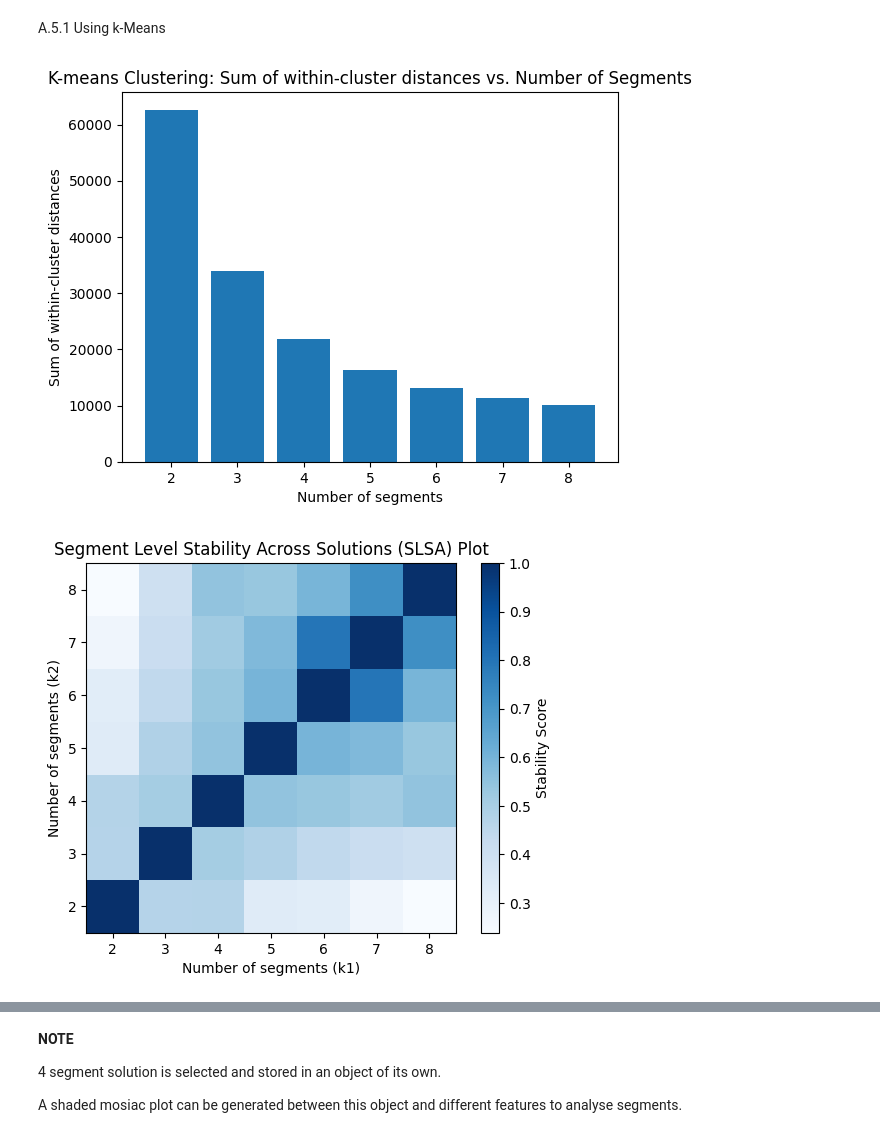
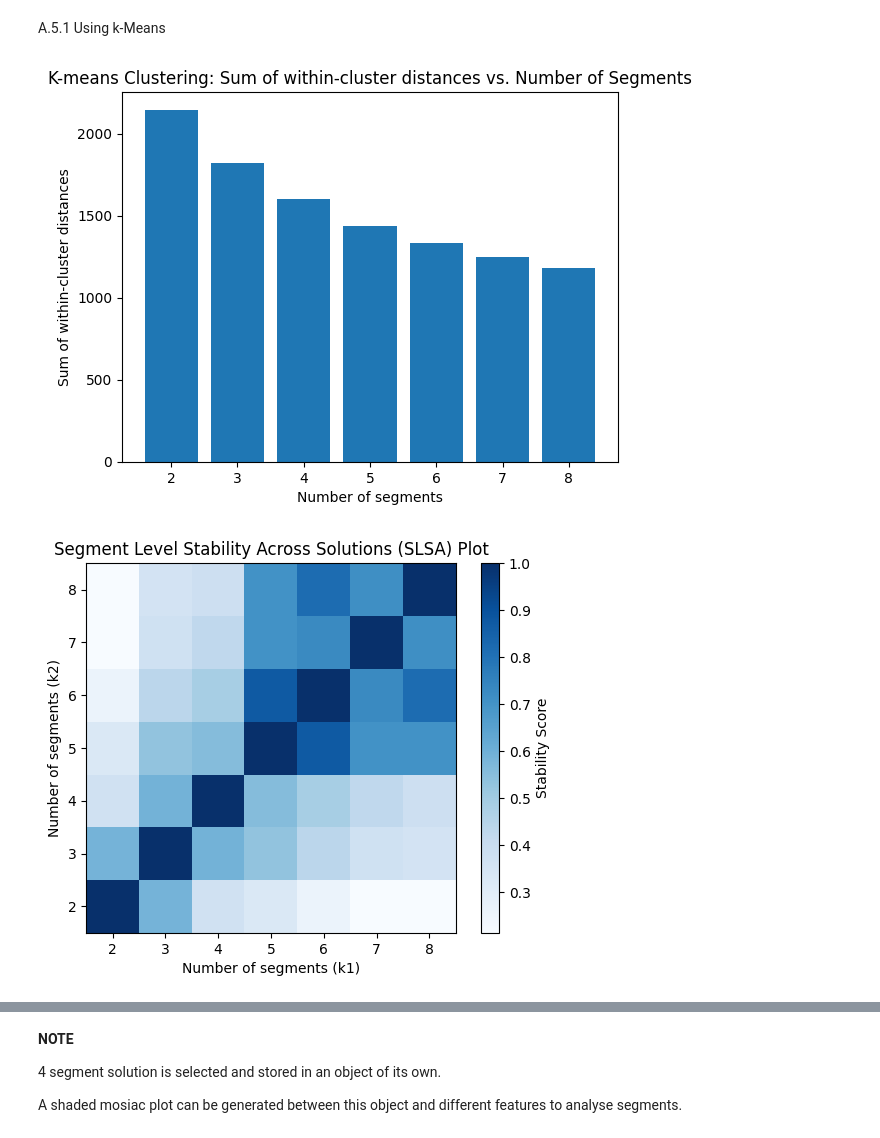
Before and after one commit to achyutraghavan/feynn-labs, a Jupyter notebook: McDonalds_Market_Segmentation.ipynb, the cells around one changed output, grey strips where cells are left out. Cells and saved outputs as stored; diff of their text form; code cells hidden in the pictures.

```diff
--- a/McDonalds_Market_Segmentation.ipynb
+++ b/McDonalds_Market_Segmentation.ipynb
@@ -20,7 +33,8 @@ df.shape    # shape of dataset
 (1453, 15)
 # %%
 # Convert mcdonalds subset to a matrix
-MD_x = np.matrix(df.iloc[:, 0:11])
+df2 = pd.read_csv("/content/mcdonalds.csv")
+MD_x = np.matrix(df2.iloc[:, 0:11])
 
 # Convert "Yes" values to 1 and others to 0
 MD_x = (MD_x == "Yes").astype(int)
@@ -28,8 +42,6 @@ MD_x = (MD_x == "Yes").astype(int)
 # Calculate column means and round to two decimal places
 column_means = np.round(np.mean(MD_x, axis=0), 2)
 
-features = ['yummy', 'convenient', 'spicy', 'fattening', 'greasy', 'fast', 'cheap', 'tasty', 'expensive', 'healthy', 'disgusting']
-
 for i in range (11):
   print(column_means[0][i], "of respondnts perceive McDonald's as", features[i])
 # %% [output]
@@ -56,0 +62,10 @@ for i in features:
+# %%
+from sklearn.decomposition import PCA
+pca = PCA()
+
+df3 = df[['yummy', 'convenient', 'spicy', 'fattening', 'greasy', 'fast', 'cheap', 'tasty', 'expensive', 'healthy', 'disgusting']].copy()
+
+MD_pca = pca.fit_transform(df3)
+
+explained_variance_ratio = pca.explained_variance_ratio_
+print("Proportion of Variance Explained:\n", explained_variance_ratio)
@@ -59,25 +97,7 @@ for i in features:
 # %% [markdown]
 A.5.1 Using k-Means
 # %%
-import numpy as np
-import pandas as pd
-import matplotlib.pyplot as plt
 from sklearn.cluster import KMeans
-
-# Exclude non-numeric columns or convert them to NaN
-numeric_columns = ['Like', 'Age']
-
-# Filter the DataFrame to include only numeric columns
-numeric_df = df[numeric_columns]
-
-# Convert non-numeric values to NaN
-numeric_df = numeric_df.apply(pd.to_numeric, errors='coerce')
-
-# Drop rows with missing values
-numeric_df = numeric_df.dropna()
-
-# Extract the values for clustering
-X = numeric_df.values
 
 # Initialize variables
 k_range = range(2, 9)
@@ -86,7 +106,7 @@ within_cluster_distances = []
 # Perform K-means clustering for different numbers of segments
 for k in k_range:
     kmeans = KMeans(n_clusters=k, random_state=1234)
-    kmeans.fit(X)
+    kmeans.fit(df3)
     within_cluster_distances.append(kmeans.inertia_)
 
 # Plot the sum of within-cluster distances vs. the number of segments
@@ -96,44 +116,41 @@ plt.ylabel('Sum of within-cluster distances')
 plt.title('K-means Clustering: Sum of within-cluster distances vs. Number of Segments')
 plt.show()
 # %% [output]
-[figure, old version]
+[figure, new version]
 # %%
-import numpy as np
-import matplotlib.pyplot as plt
-from sklearn.cluster import KMeans
 from sklearn.metrics import adjusted_rand_score
 
-mcd_array = np.array(X)
+mcd_array = np.array(df3)
 
 # Initialize variables
 k_range = range(2, 9)
 stability_scores = np.zeros((len(k_range), len(k_range)))
 
 # Perform SLSA for different numbers of segments
 for i, k1 in enumerate(k_range):
     for j, k2 in enumerate(k_range):
         # Perform clustering with k1 and k2 segments
         kmeans1 = KMeans(n_clusters=k1, random_state=1234)
         kmeans2 = KMeans(n_clusters=k2, random_state=1234)
 
         # Fit the models and predict the cluster labels
         labels1 = kmeans1.fit_predict(mcd_array)
         labels2 = kmeans2.fit_predict(mcd_array)
 
         # Calculate the adjusted Rand index as the stability score
         stability_scores[i, j] = adjusted_rand_score(labels1, labels2)
 
 # Create SLSA plot
 plt.imshow(stability_scores, origin='lower', cmap='Blues')
 plt.colorbar(label='Stability Score')
 plt.xticks(ticks=range(len(k_range)), labels=k_range)
 plt.yticks(ticks=range(len(k_range)), labels=k_range)
 plt.xlabel('Number of segments (k1)')
 plt.ylabel('Number of segments (k2)')
 plt.title('Segment Level Stability Across Solutions (SLSA) Plot')
 plt.show()
 # %% [output]
-[figure, old version]
+[figure, new version]
 # %%
 plt.plot(k_range, stability_scores, marker='o')
 plt.xlabel('Number of Segments')
```
Also changed, not shown: parts of 11 cells of this notebook.
